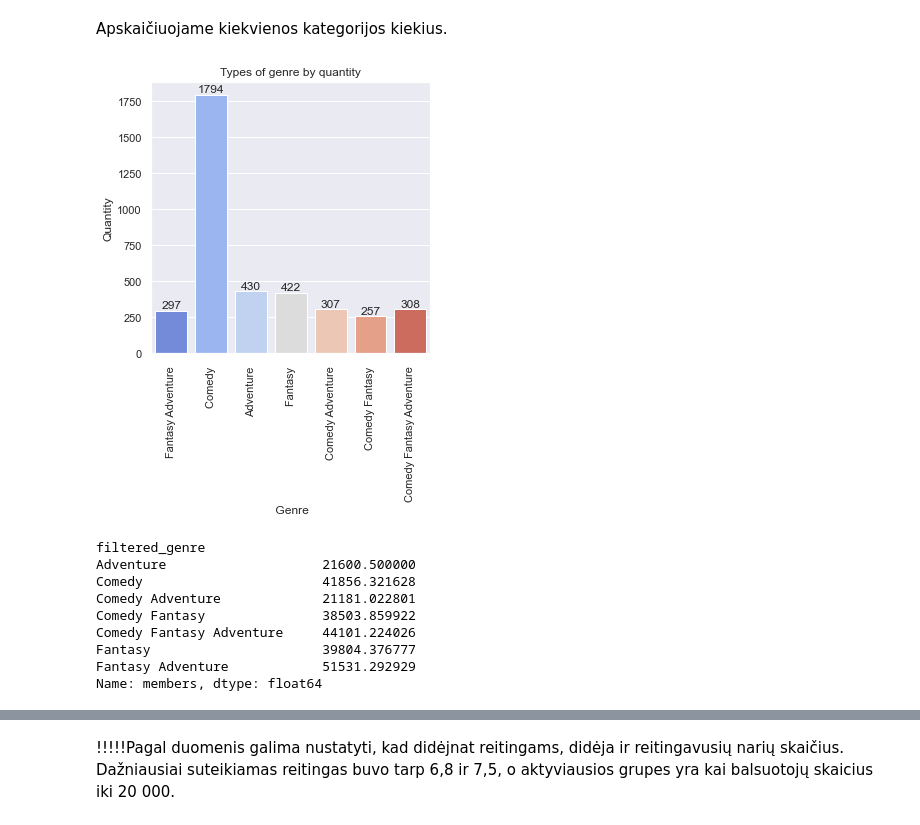
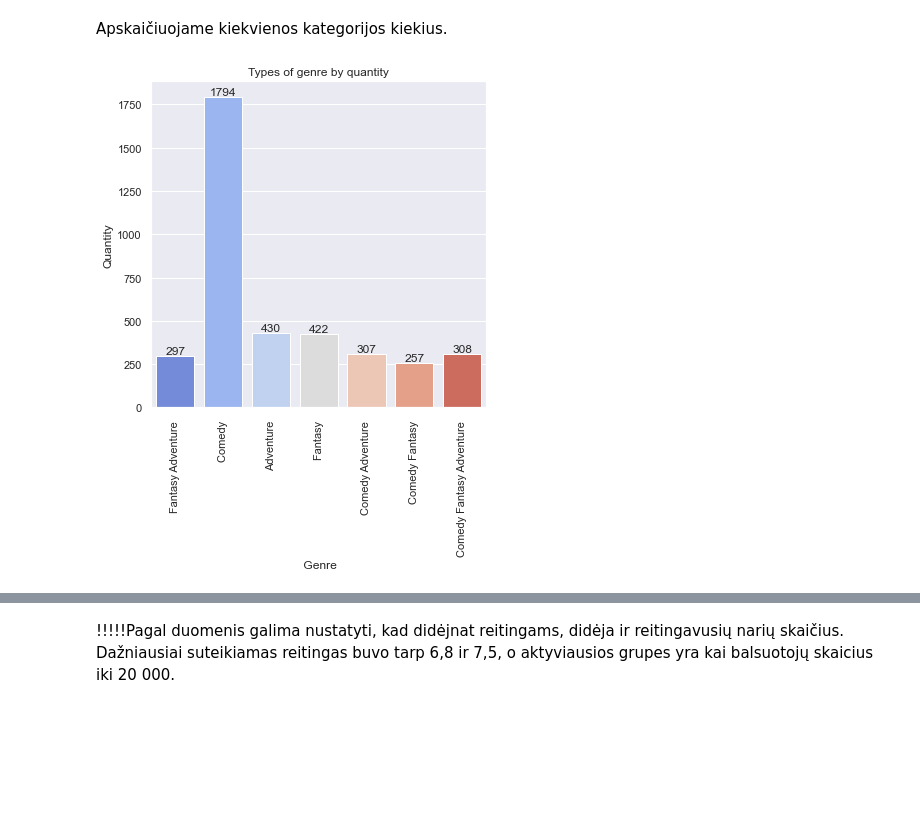
Before and after one commit to ErnestaTum/-Python_mokymai, a Jupyter notebook: baigiamasis_darbas.ipynb, the cells around one changed output, grey strips where cells are left out. Drawn from its saved outputs; the diff is of its cells as text; code cells hidden in the pictures; blank space fills up the shorter version.

```diff
--- a/baigiamasis_darbas.ipynb
+++ b/baigiamasis_darbas.ipynb
@@ -315,23 +327,11 @@ Apskaičiuojame kiekvienos kategorijos kiekius.
 # %%
 ax = sns.countplot(data=fd_genre, x ='filtered_genre', palette="coolwarm")
 ax.bar_label(ax.containers[0])
 ax.set_title('Types of genre by quantity')
 ax.set(xlabel=' Genre', ylabel='Quantity')
 plt.xticks(rotation=90)
 
-sns.set(rc={'figure.figsize':(5,5)})
+sns.set(rc={'figure.figsize':(6,6)})
 plt.show()
 # %% [output]
-[figure, old version]
+[figure, new version]
-# %%
-fd_genre.groupby("filtered_genre")["members"].mean()
-# %% [output]
-filtered_genre
-Adventure                    21600.500000
-Comedy                       41856.321628
-Comedy Adventure             21181.022801
-Comedy Fantasy               38503.859922
-Comedy Fantasy Adventure     44101.224026
-Fantasy                      39804.376777
-Fantasy Adventure            51531.292929
-Name: members, dtype: float64
```
Also changed, not shown: parts of 15 cells of this notebook.
